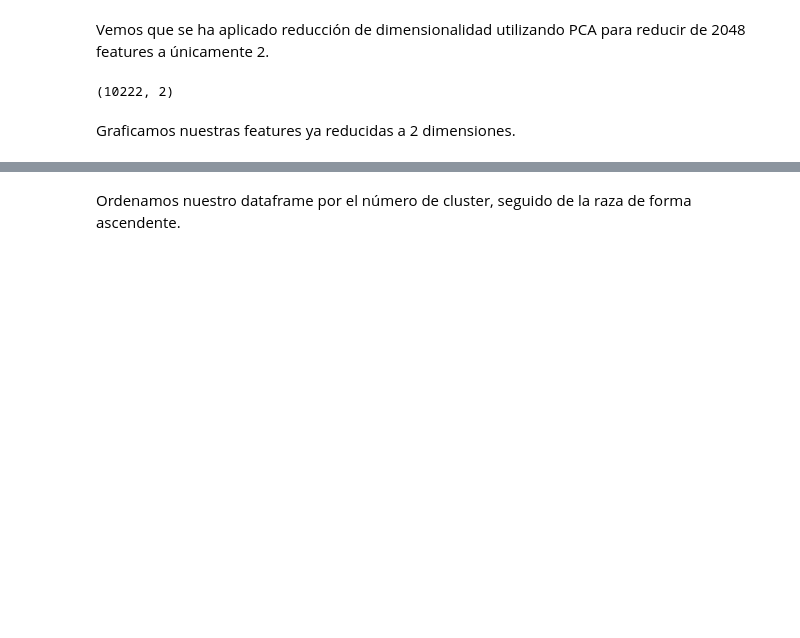
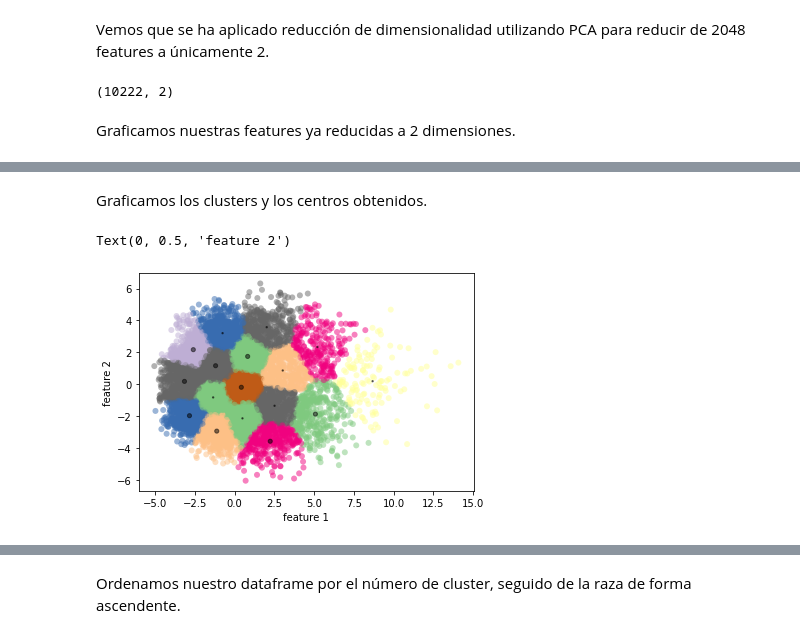
Before and after one commit to razp26/python-jupyterNotebooks, a Jupyter notebook: Statistical Learning II/Práctica 1/Practica1-PCA-Rodolfo Zea.ipynb, the cells around one changed output, grey strips where cells are left out. Drawn from its saved outputs; the diff is of its cells as text; code cells hidden in the pictures; blank space fills up the shorter version.

```diff
--- a/Statistical Learning II/Práctica 1/Practica1-PCA-Rodolfo Zea.ipynb
+++ b/Statistical Learning II/Práctica 1/Practica1-PCA-Rodolfo Zea.ipynb
@@ -132,3 +148,17 @@ array([[ 2.1535597 ,  1.689304  ],
+# %% [markdown]
+Graficamos los clusters y los centros obtenidos.
+# %%
+plt.scatter(features_reducidas[:, 0], features_reducidas[:, 1],
+            c=kmeans.labels_, edgecolor='none', alpha=0.5,
+            cmap=plt.cm.get_cmap('Accent', 10))
+
+plt.scatter(centers[:, 0], centers[:, 1], c='black', s=centers.shape, alpha=0.5);
+
+plt.xlabel('feature 1')
+plt.ylabel('feature 2')
+# %% [output]
+Text(0, 0.5, 'feature 2')
+[figure, added]
 # %%
 df = pd.DataFrame({'cluster':kmeans.labels_, 'breed':labels})
 df
```
Also changed, not shown: parts of 17 cells of this notebook.
